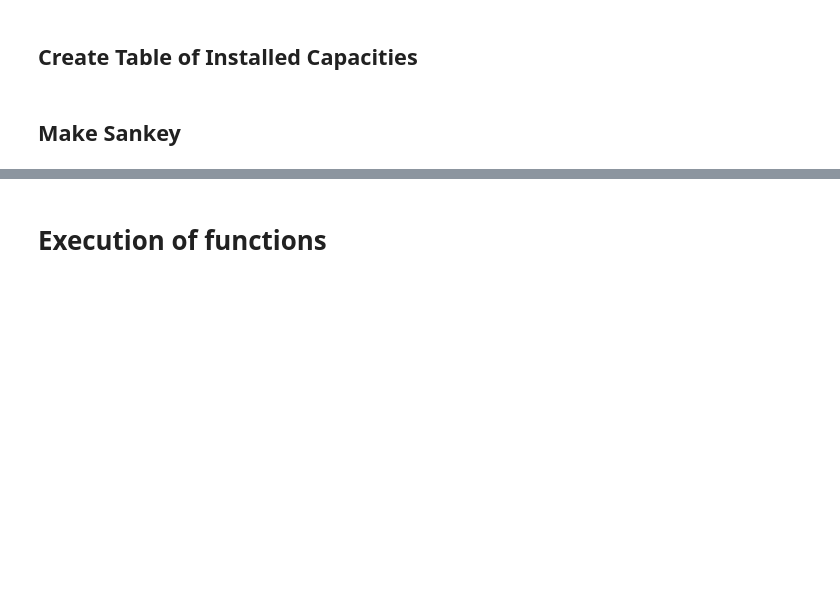
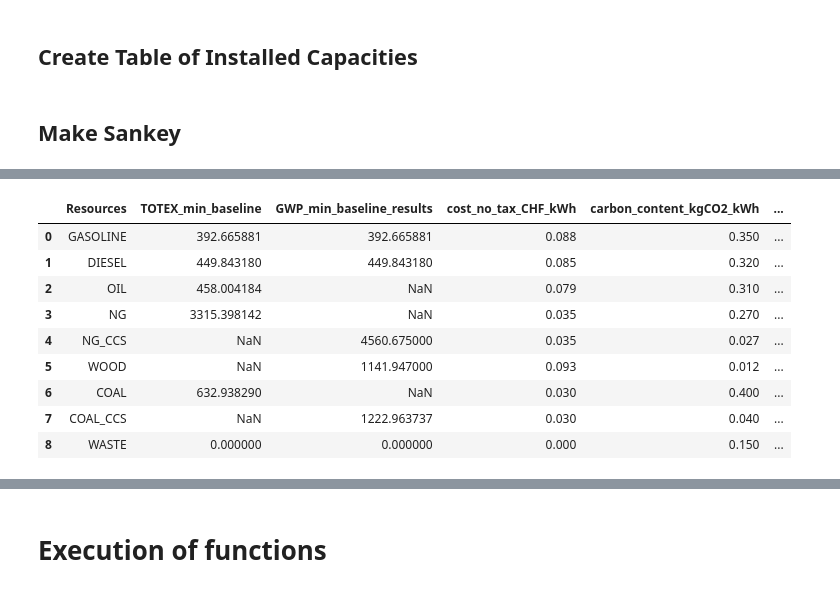
Before and after one commit to DieckmannDaniel/Git_energy_model, a Jupyter notebook: Code/visualization.ipynb, the cells around one changed output, grey strips where cells are left out. Drawn from its saved outputs; the diff is of its cells as text; code cells hidden in the pictures; blank space fills up the shorter version.

```diff
--- a/Code/visualization.ipynb
+++ b/Code/visualization.ipynb
@@ -546,0 +630,15 @@ def make_sankey(model_name: str):
+# %%
+df_combined = pd.merge(table, df, on="Resources", how="left")
+
+df_combined
+# %% [output]
+|  | Resources | TOTEX_min_baseline | GWP_min_baseline_results | cost_no_tax_CHF_kWh | carbon_content_kgCO2_kWh | ... |
+| 0 | GASOLINE | 392.665881 | 392.665881 | 0.088 | 0.350 | ... |
+| 1 | DIESEL | 449.843180 | 449.843180 | 0.085 | 0.320 | ... |
+| 2 | OIL | 458.004184 | NaN | 0.079 | 0.310 | ... |
+| 3 | NG | 3315.398142 | NaN | 0.035 | 0.270 | ... |
+| 4 | NG_CCS | NaN | 4560.675000 | 0.035 | 0.027 | ... |
+| 5 | WOOD | NaN | 1141.947000 | 0.093 | 0.012 | ... |
+| 6 | COAL | 632.938290 | NaN | 0.030 | 0.400 | ... |
+| 7 | COAL_CCS | NaN | 1222.963737 | 0.030 | 0.040 | ... |
+| 8 | WASTE | 0.000000 | 0.000000 | 0.000 | 0.150 | ... |
```
Also changed, not shown: parts of 8 cells of this notebook.
